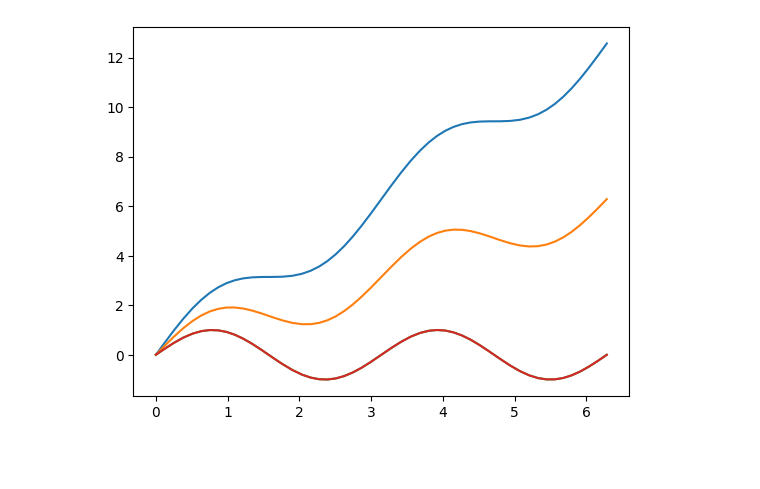
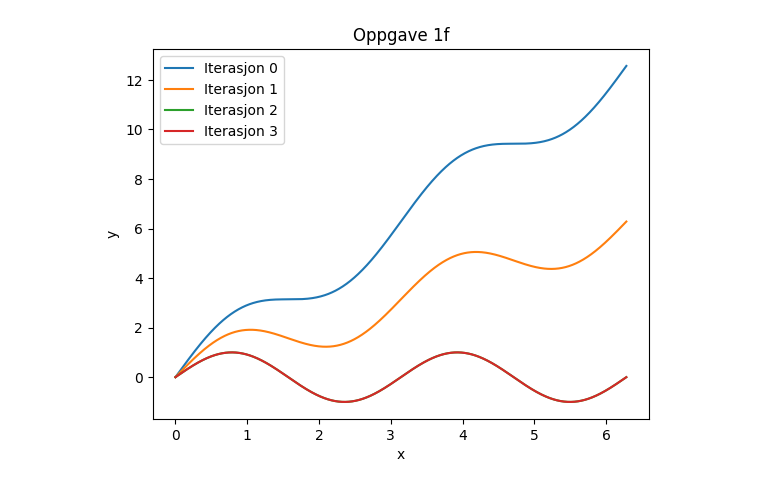
Before and after one commit to Tisserud/Project3AlfredGaute, a Jupyter notebook: .src/opgg1.ipynb, the cells around one changed output. Saved outputs shown, nothing was run; the diff lists cells and outputs as text; code cells hidden in the pictures; blank space fills up the shorter version.

```diff
--- a/.src/opgg1.ipynb
+++ b/.src/opgg1.ipynb
@@ -84,10 +167,10 @@ def anal_solution(x):
 # %%
-tols= np.logspace(1,-8,100)
+tols= np.logspace(0,-10,100)
 error= np.zeros_like(tols)
 
 
 for i in range(len(tols)):
-    x , y , n= RungeKutta32(x_init,x_end,y_init,diff_func_1a,h0,tol = tols[i], alpha=0.8)
+    x , y , n= RungeKutta32(np.float64(x_init),x_end,y_init,diff_func_1a,tol = tols[i], alpha=0.8)
 
     error[i] = np.linalg.norm(y[:,0]-anal_solution(x))
 # %%
@@ -100,9 +185,10 @@ plt.yscale("log")
 # %%
 alphas= np.linspace(0.1,1,100)
+alphas[-1]=1
 Iterations = np.zeros_like(alphas)
 for i in range(len(alphas)):
-    x , y , n= RungeKutta32(x_init,x_end,y_init,diff_func_1a,h0, alpha=alphas[i])
-    Iterations[i] = n
+    x , y , n= RungeKutta32(x_init,x_end,y_init,diff_func_1a, alpha=alphas[i])
+    Iterations[i] = n[0]+ n[2]
 # %%
 plt.figure("Iterations/alphas")
 plt.plot(alphas, Iterations)
@@ -146,34 +250,38 @@ def BVP_solver(
         y_boundaries : tuple,
         b0 : float,
         b1 : float,
-        tol : float = 0.001,
+        tol : float = 1e-7,
 ) -> tuple:
 
-    def rungef(b,x_init=x_init,x_end=x_end,y_boundaries=y_boundaries,f=f,tol=1e-5):
+    # Definerer først en funksjon som passer på formen til sekant metode løseren
+    def rungef(b,x_init=x_init,x_end=x_end,y_boundaries=y_boundaries,f=f):
         y_init=np.array((y_boundaries[0],b))
-        x,y,n = RungeKutta32(x_init,x_end,y_init,f)
-        return y[:,0][-1]-y_boundaries[1]
+        x,y,n = RungeKutta32(x_init,x_end,y_init,f,tol=tol)
+        return y[:,0][-1]-y_boundaries[1] # Returnerer her differansen mellom y(x_end) for et gjett og grensebetingelsen til bvp
+                                          # Dette blir null ved riktig gjett på initial betingelsen, så derfor kan sekant metoden løse for roten
 
-    b_iterations = sekantMetode(rungef,b0,b1,tol)
+    b_iterations = sekantMetode(rungef,b0,b1,tol) # Kjører sekant metoden på den nylig definerte funksjonen
     y_init = np.array((y_boundaries[0],b_iterations[-1]))
-    x,y,n = RungeKutta32(x_init,x_end,y_init,f)
-    return x,y,n, b_iterations
+    x,y,n = RungeKutta32(x_init,x_end,y_init,f,tol=tol)
+    return x,y,n, b_iterations # Returnere siste iterasjon av y pluss et array med de forskjellig gjettene på initial betingelsen
 # %%
-x_init = 0
-x_end = 2*np.pi
 y_boundaries=(0,0)
 b0=4
 b1=3
 
 
-result = BVP_solver(diff_func_1a,x_init,x_end,y_boundaries,b0,b1, tol=1e-10)
+result = BVP_solver(diff_func_1a,x_init,x_end,y_boundaries,b0,b1)
 
 plt.figure("BVP solution 1f")
 for i in range(len(result[3])):
     y_init=np.array((y_boundaries[0],result[3][i]))
     x,y,n = RungeKutta32(x_init,x_end,y_init,diff_func_1a)
 
-    plt.plot(x,y[:,0])
+    plt.plot(x,y[:,0], label = f"Iterasjon {i}")
+plt.title("Oppgave 1f")
+plt.xlabel("x")
+plt.ylabel("y")
+plt.legend()
 plt.show()
 # %% [output]
-[figure, old version]
+[figure, new version]
```
Also changed, not shown: parts of 30 cells of this notebook, 3 other files.
